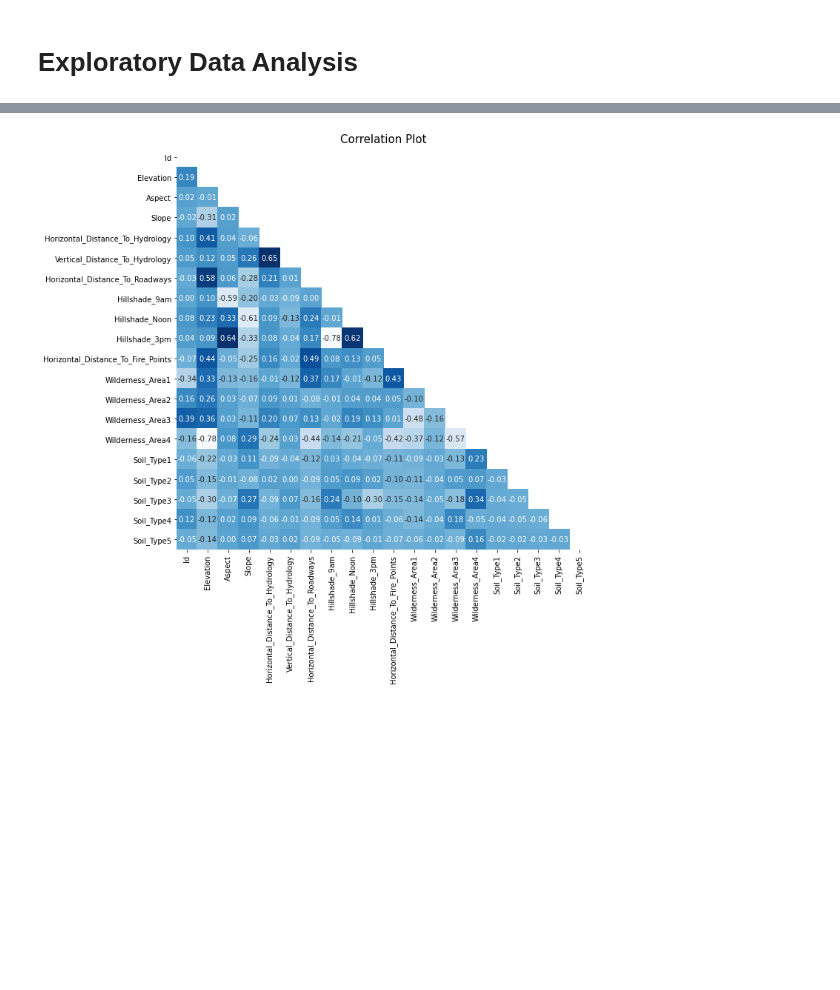
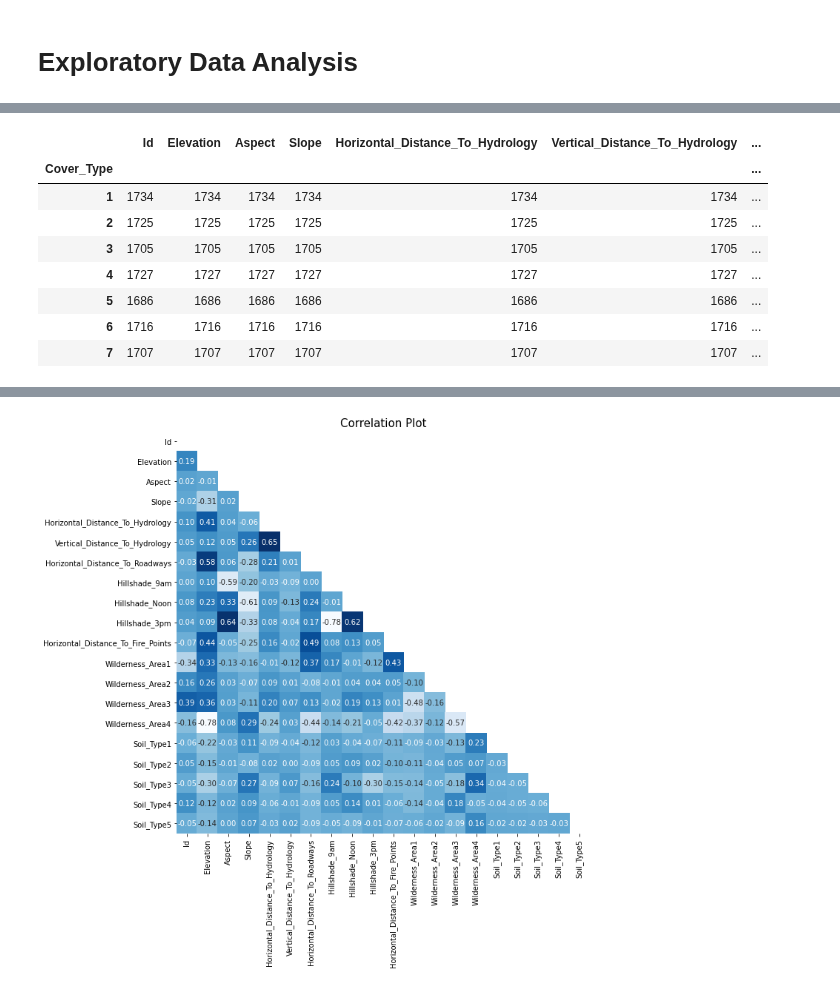
Before and after one commit to sams-data/mids-w207_9_sp22_forest_cover_classification, a Jupyter notebook: oren_finalprojectbaseline.ipynb, the cells around one changed output, grey strips where cells are left out. Saved outputs shown, nothing was run; the diff lists cells and outputs as text; code cells hidden in the pictures; blank space fills up the shorter version.

```diff
--- a/oren_finalprojectbaseline.ipynb
+++ b/oren_finalprojectbaseline.ipynb
@@ -99,0 +143,13 @@ label shape: (15120,)
+# %%
+# ensure there is a
+train_df.groupby('Cover_Type').count()
+# %% [output]
+|  | Id | Elevation | Aspect | Slope | Horizontal_Distance_To_Hydrology | Vertical_Distance_To_Hydrology | ... |
+| Cover_Type |  |  |  |  |  |  | ... |
+| 1 | 1734 | 1734 | 1734 | 1734 | 1734 | 1734 | ... |
+| 2 | 1725 | 1725 | 1725 | 1725 | 1725 | 1725 | ... |
+| 3 | 1705 | 1705 | 1705 | 1705 | 1705 | 1705 | ... |
+| 4 | 1727 | 1727 | 1727 | 1727 | 1727 | 1727 | ... |
+| 5 | 1686 | 1686 | 1686 | 1686 | 1686 | 1686 | ... |
+| 6 | 1716 | 1716 | 1716 | 1716 | 1716 | 1716 | ... |
+| 7 | 1707 | 1707 | 1707 | 1707 | 1707 | 1707 | ... |
```
Also changed, not shown: parts of 11 cells of this notebook.
